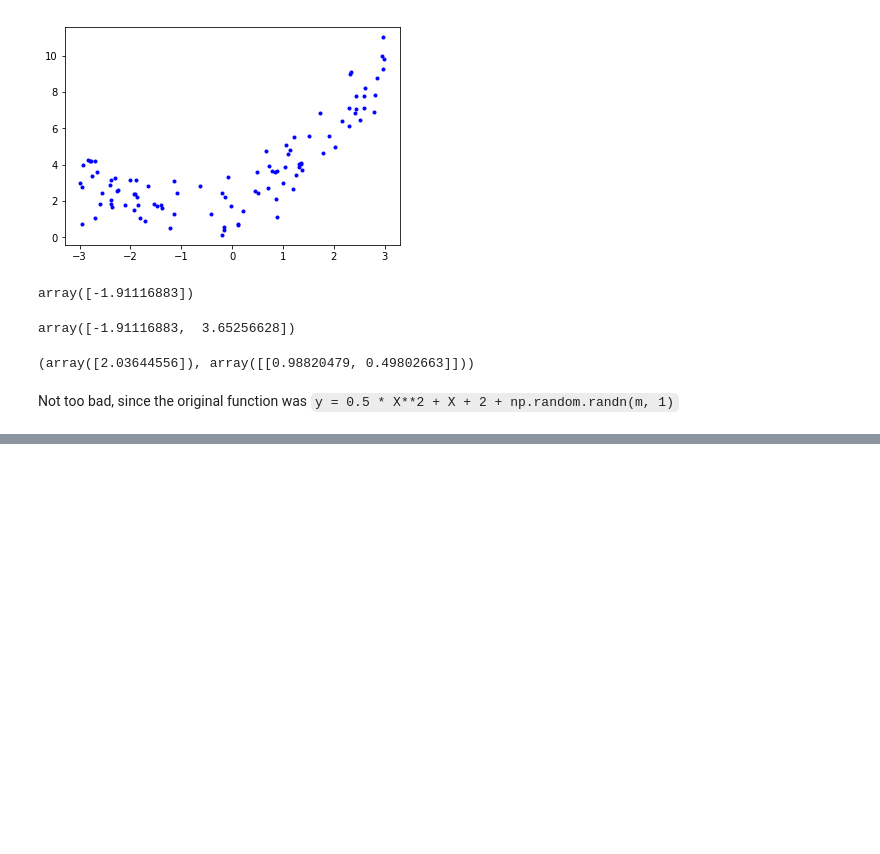
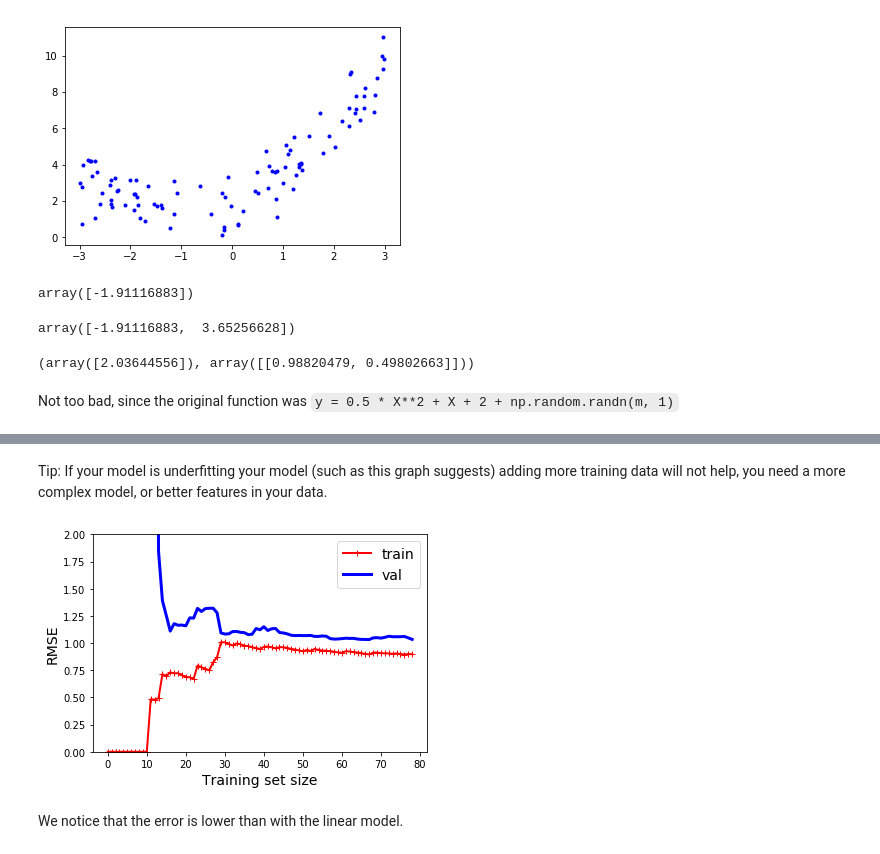
Before and after one commit to codyhanson/ml-toys, a Jupyter notebook: handsOn/ch4/TrainingModels.ipynb, the cells around one changed output, grey strips where cells are left out. Cells and saved outputs as stored; diff of their text form; code cells hidden in the pictures; blank space fills up the shorter version.

```diff
--- a/handsOn/ch4/TrainingModels.ipynb
+++ b/handsOn/ch4/TrainingModels.ipynb
@@ -231,0 +260,16 @@ How do you determine what type of curve to fit your data? (aka which degree poly
+# %% [markdown]
+Tip: If your model is underfitting your model (such as this graph suggests) adding more training data will not help, you need a more complex model, or better features in your data.
+# %%
+# Plot learning curves for complex 10th degree polynomial
+from sklearn.pipeline import Pipeline
+
+polynomial_regression = Pipeline([
+    ("poly_features", PolynomialFeatures(degree=10, include_bias=False)),
+    ("lin_reg", LinearRegression())
+])
+
+plot_learning_curves(polynomial_regression, X,y, 2)
+# %% [output]
+[figure, added]
+# %% [markdown]
+We notice that the error is lower than with the linear model.
```
Also changed, not shown: parts of 13 cells of this notebook, 3 other files.
